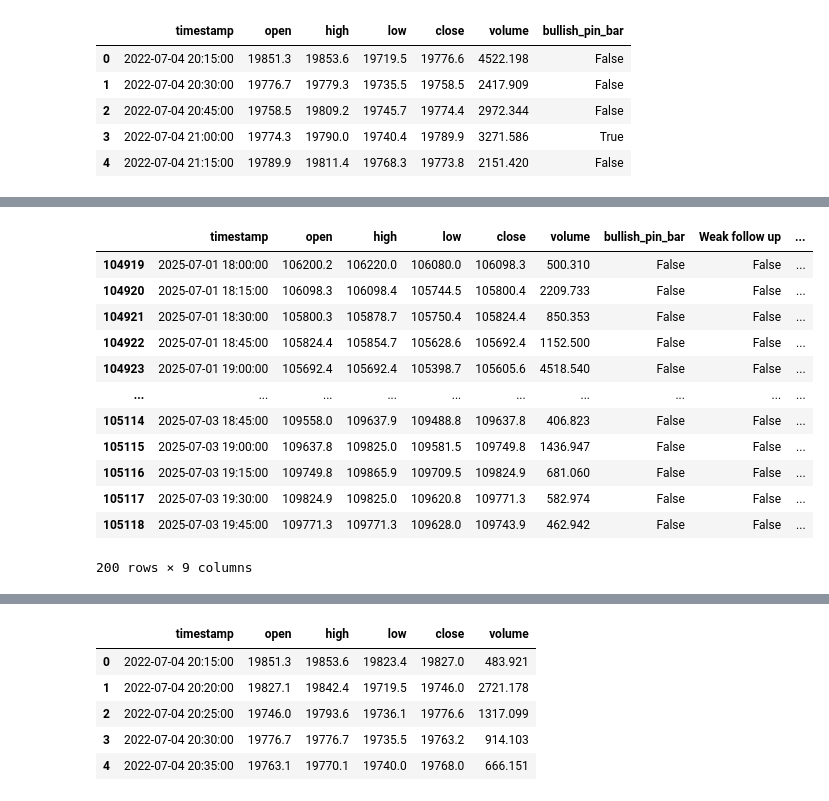
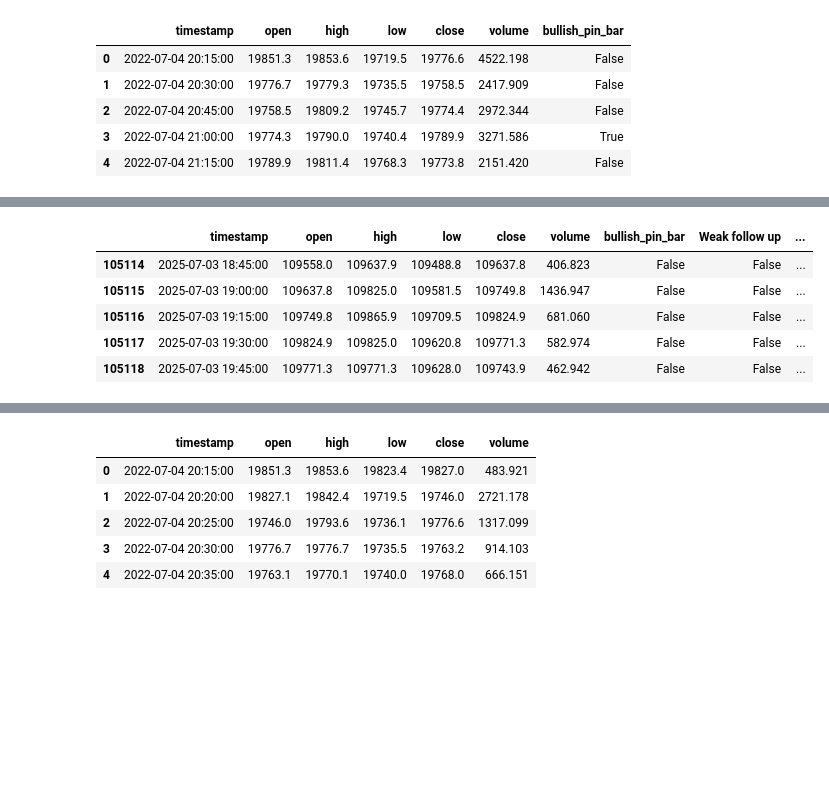
Before and after one commit to akash0214/Pin-Bar-Analysis, a Jupyter notebook: analysis.ipynb, the cells around one changed output, grey strips where cells are left out. Drawn from its saved outputs; the diff is of its cells as text; code cells hidden in the pictures; blank space fills up the shorter version.

```diff
--- a/analysis.ipynb
+++ b/analysis.ipynb
@@ -92,29 +81,22 @@ btcusdt_15min_df.tail(20)
 # %%
 # Checking if lows of weak pin bars got tested
 lows_tested = ['False']*len(btcusdt_15min_df)
 for i in range(len(btcusdt_15min_df) - 1):
     if(btcusdt_15min_df.loc[i, 'Weak follow up'] == 'True'):
         pin_bar_low = btcusdt_15min_df.loc[i, 'low']
         for j in range(i+1, len(btcusdt_15min_df)):
             if(btcusdt_15min_df.loc[j, 'low'] < pin_bar_low):
                 lows_tested[i] = 'True'
                 break
 btcusdt_15min_df['Weak Low Tested'] = lows_tested
-btcusdt_15min_df.tail(200)
+btcusdt_15min_df.tail()
 # %% [output]
 |  | timestamp | open | high | low | close | volume | bullish_pin_bar | Weak follow up | ... |
-| 104919 | 2025-07-01 18:00:00 | 106200.2 | 106220.0 | 106080.0 | 106098.3 | 500.310 | False | False | ... |
-| 104920 | 2025-07-01 18:15:00 | 106098.3 | 106098.4 | 105744.5 | 105800.4 | 2209.733 | False | False | ... |
-| 104921 | 2025-07-01 18:30:00 | 105800.3 | 105878.7 | 105750.4 | 105824.4 | 850.353 | False | False | ... |
-| 104922 | 2025-07-01 18:45:00 | 105824.4 | 105854.7 | 105628.6 | 105692.4 | 1152.500 | False | False | ... |
-| 104923 | 2025-07-01 19:00:00 | 105692.4 | 105692.4 | 105398.7 | 105605.6 | 4518.540 | False | False | ... |
-| ... | ... | ... | ... | ... | ... | ... | ... | ... | ... |
 | 105114 | 2025-07-03 18:45:00 | 109558.0 | 109637.9 | 109488.8 | 109637.8 | 406.823 | False | False | ... |
 | 105115 | 2025-07-03 19:00:00 | 109637.8 | 109825.0 | 109581.5 | 109749.8 | 1436.947 | False | False | ... |
 | 105116 | 2025-07-03 19:15:00 | 109749.8 | 109865.9 | 109709.5 | 109824.9 | 681.060 | False | False | ... |
 | 105117 | 2025-07-03 19:30:00 | 109824.9 | 109825.0 | 109620.8 | 109771.3 | 582.974 | False | False | ... |
 | 105118 | 2025-07-03 19:45:00 | 109771.3 | 109771.3 | 109628.0 | 109743.9 | 462.942 | False | False | ... |
-200 rows × 9 columns
 # %%
 # Defining bearish pin bars
 def is_bearish_pin_bar(row):
```
Also changed, not shown: parts of 38 cells of this notebook, 4 other files.
